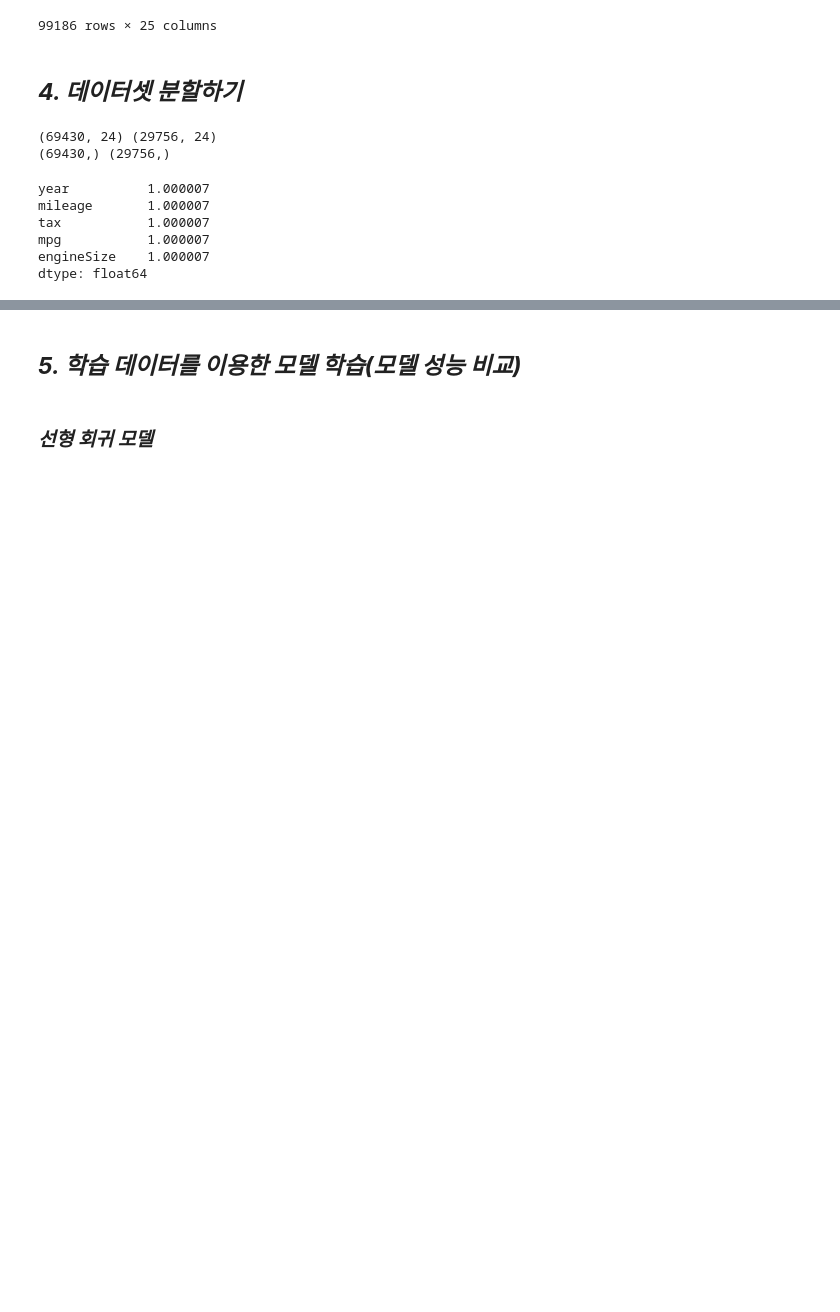
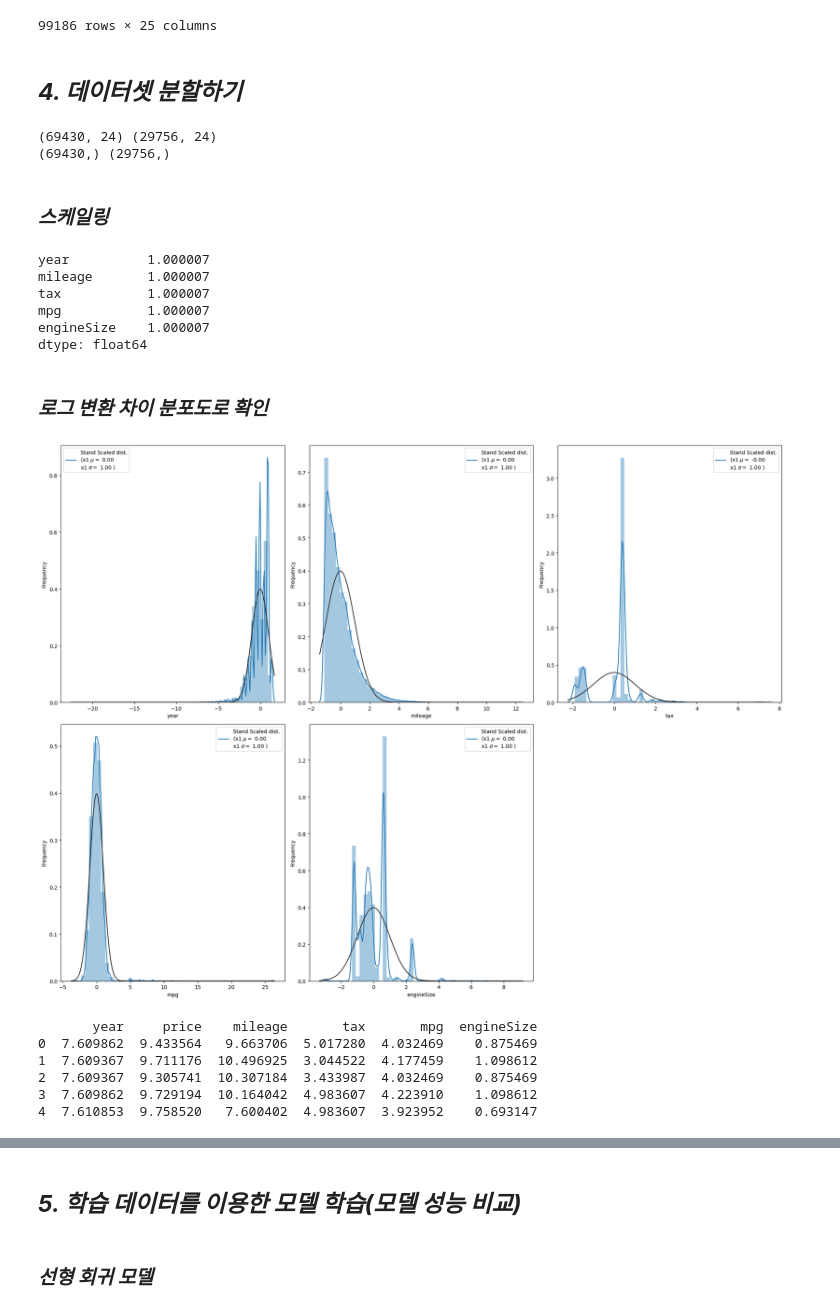
Before and after one commit to parkgunha/Chagawa_project, a Jupyter notebook: 건하_통합코드.ipynb, the cells around one changed output, grey strips where cells are left out. Saved outputs shown, nothing was run; the diff lists cells and outputs as text; code cells hidden in the pictures; blank space fills up the shorter version.

```diff
--- a/건하_통합코드.ipynb
+++ b/건하_통합코드.ipynb
@@ -380,9 +380,9 @@ print(outliers)
 
 [1737 rows x 10 columns]
 # %%
-# year 이상치, 2060년 데이터 1개 삭제
+# year 이상치, 2060년 데이터 1개 삭제, 데이터 수집년도보다 더 최신의 날짜는 이상치임
 print(full2_data.shape)
-cond1 = (full2_data['year'] == 2060)
+cond1 = (full2_data['year'] > 2025)
 full2_data = full2_data[~cond1]
 print(full2_data.shape)
 full2_data.reset_index(drop=True, inplace=True) # 행과 함께 중간의 index 1개가 삭제됨. index를 초기화
@@ -485,13 +508,13 @@ from sklearn.preprocessing import OneHotEncoder
 
 str_list = ['transmission', 'fuelType', 'carMake']
 
-for i in str_list:
+for col in str_list:
     ohe = OneHotEncoder(sparse_output=False, handle_unknown='ignore')
-    values = ohe.fit_transform(full2_data[[i]])
-    columns = i + '_' + ohe.categories_[0] # 원래컬럼명 + '_' + 리스트에서 넘파이 배열[0]: 3개 합치기
+    values = ohe.fit_transform(full2_data[[col]])
+    columns = [f'{col}_{cat}' for cat in ohe.categories_[0]] # 원래컬럼명 + '_' + 리스트에서 넘파이 배열[0]: 3개 합치기
     df = pd.DataFrame(data=values, columns=columns)
     full2_data = pd.concat([full2_data, df], axis=1)
-    full2_data.drop(columns=i, inplace=True)
+    full2_data.drop(columns=col, inplace=True)
 
 print(full2_data.shape)
 print(full2_data.columns)
@@ -535,4 +558,6 @@ print(y_train.shape, y_test.shape)
 # %% [output]
 (69430, 24) (29756, 24)
 (69430,) (29756,)
+# %% [markdown]
+### ***스케일링***
 # %%
@@ -585,3 +610,52 @@ def robust_scaling(X_train, X_test, y_train, y_test, normalize_columns):
 
 normalize_columns = ['year', 'mileage', 'tax', 'mpg']
 robust_X_train, robust_X_test, log_y_train, log_y_test = robust_scaling(X_train, X_test, y_train, y_test, normalize_columns)
+# %% [markdown]
+### ***로그 변환 차이 분포도로 확인***
+# %%
+# 독립변수 표준화한 값을 그래프로 나타내기
+
+stand_num_df = sd_X_train.loc[:, ['year', 'mileage', 'tax', 'mpg', 'engineSize']]
+
+from scipy import stats
+from scipy.stats import norm, skew
+
+figure = plt.figure(figsize=(20,15))
+rows, cols = 2, 3
+
+for i in range(1, 6):
+    ax = figure.add_subplot(rows, cols, i)
+
+    if i <= len(stand_num_df):
+        stand_column = stand_num_df.columns[i-1]
+        x1 = stand_num_df[stand_column]
+
+        sns.distplot(x1, fit=norm)
+        (x1_mu, x1_sigma) = norm.fit(x1)
+
+        ax.legend([f'Stand Scaled dist.\n(x1 $\mu=$ {x1_mu:.2f}\nx1 $\sigma=$ {x1_sigma:.2f} )'], loc='best')
+
+        plt.xlabel(f'{stand_column}')
+        plt.ylabel('Frequency')
+
+    else:
+        ax.axis('off')
+
+plt.tight_layout()
+plt.show()
+# %% [output]
+[figure, added]
+# %%
+# 숫자형 독립변수, 종속변수속변수 로그 변환했을 때 분포도 확인
+log_df = full2_data.copy()
+log_df[['year', 'price','mileage', 'tax', 'mpg', 'engineSize']] = np.log1p(log_df[['year', 'price','mileage', 'tax', 'mpg', 'engineSize']])
+log_num_df = log_df.loc[:, ['year', 'price','mileage', 'tax', 'mpg', 'engineSize']]
+
+print(log_num_df.head())
+# %% [output]
+       year     price    mileage       tax       mpg  engineSize
+0  7.609862  9.433564   9.663706  5.017280  4.032469    0.875469
+1  7.609367  9.711176  10.496925  3.044522  4.177459    1.098612
+2  7.609367  9.305741  10.307184  3.433987  4.032469    0.875469
+3  7.609862  9.729194  10.164042  4.983607  4.223910    1.098612
+4  7.610853  9.758520   7.600402  4.983607  3.923952    0.693147
```
Also changed, not shown: parts of 97 cells of this notebook, 2 other files.
